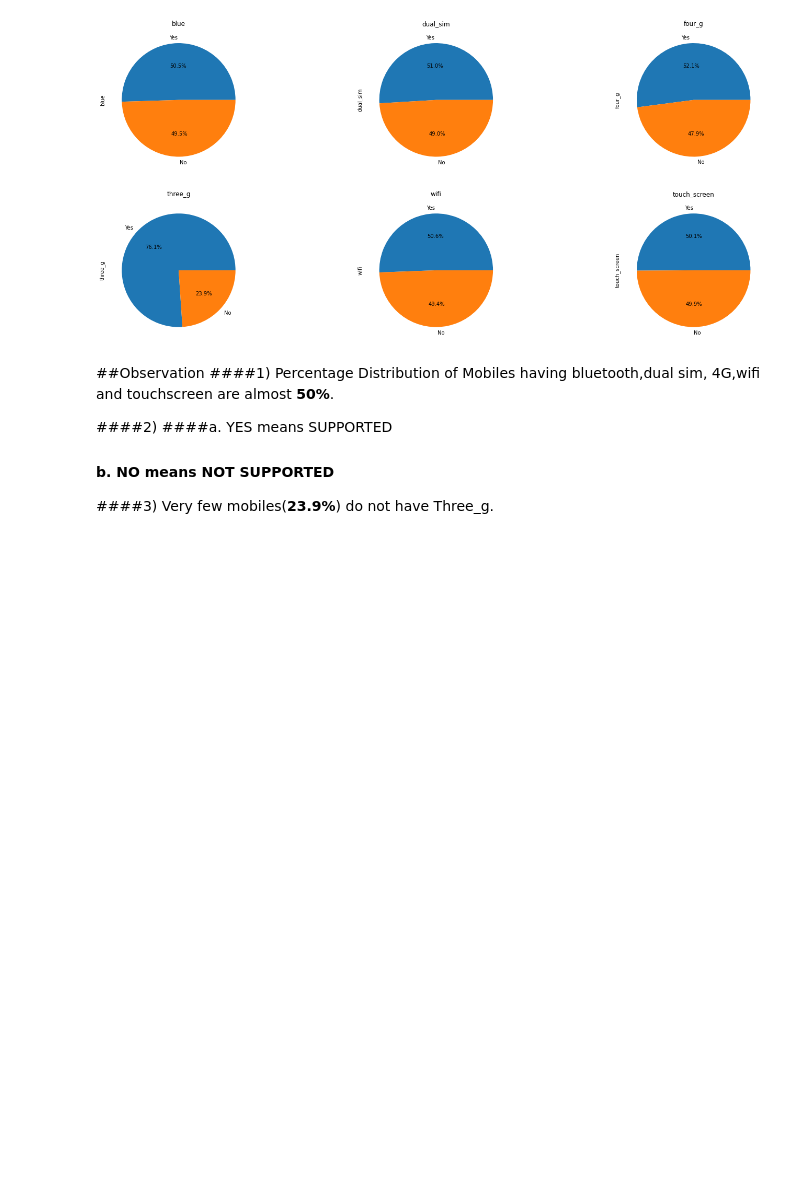
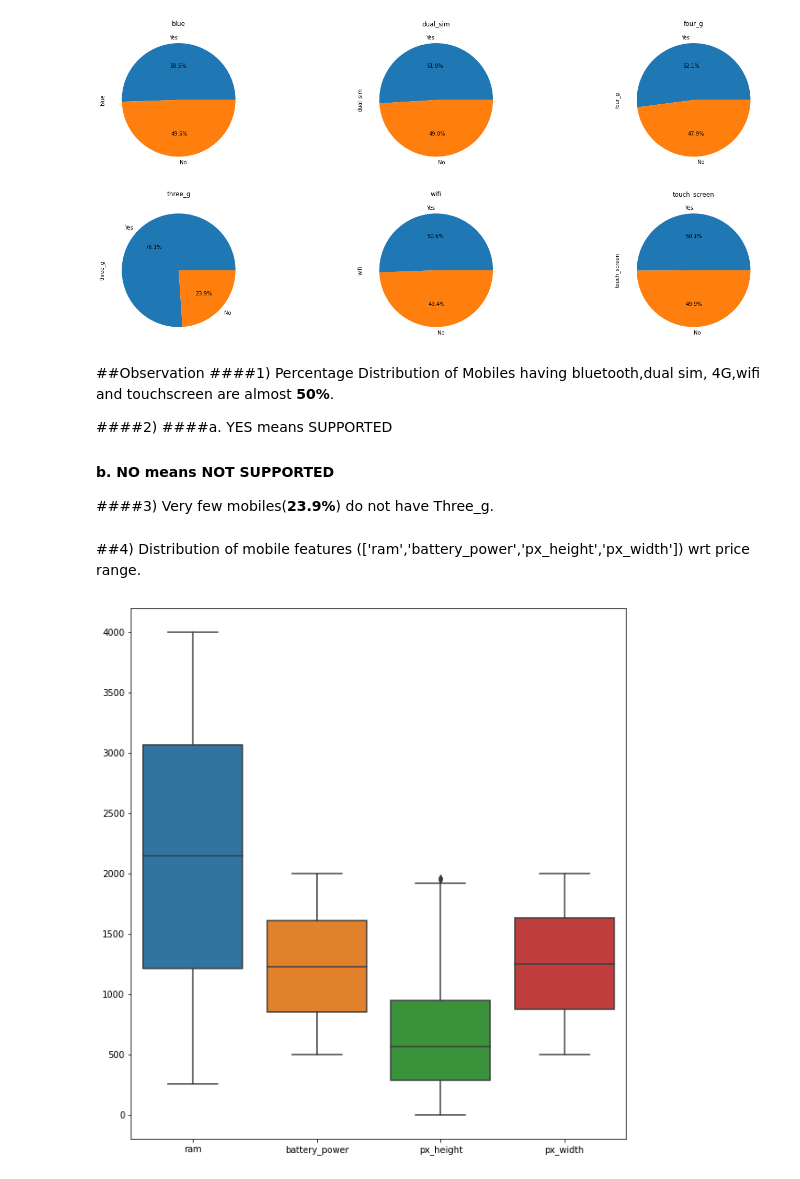
Before and after one commit to navinsambari123/Mobile-price-range-prediction, a Jupyter notebook: Github_Mobile_price_range_prediction.ipynb, the cells around one changed output. Saved outputs shown, nothing was run; the diff lists cells and outputs as text; code cells hidden in the pictures; blank space fills up the shorter version.

```diff
--- a/Github_Mobile_price_range_prediction.ipynb
+++ b/Github_Mobile_price_range_prediction.ipynb
@@ -366,3 +366,12 @@ for i in columnss:
   ####   b. NO means NOT SUPPORTED
 
 ####3) Very few mobiles(**23.9%**) do not have Three_g.
+# %% [markdown]
+##4) Distribution of mobile features (['ram','battery_power','px_height','px_width']) wrt price range.
+# %%
+# Distribution of the ram, battery_power, px_height, px_width using BOXPLOT
+plt.figure(figsize=(10,11))
+sns.boxplot(data=data[['ram','battery_power','px_height','px_width']])
+plt.show()
+# %% [output]
+[figure, added]
```
Also changed, not shown: parts of 26 cells of this notebook.
